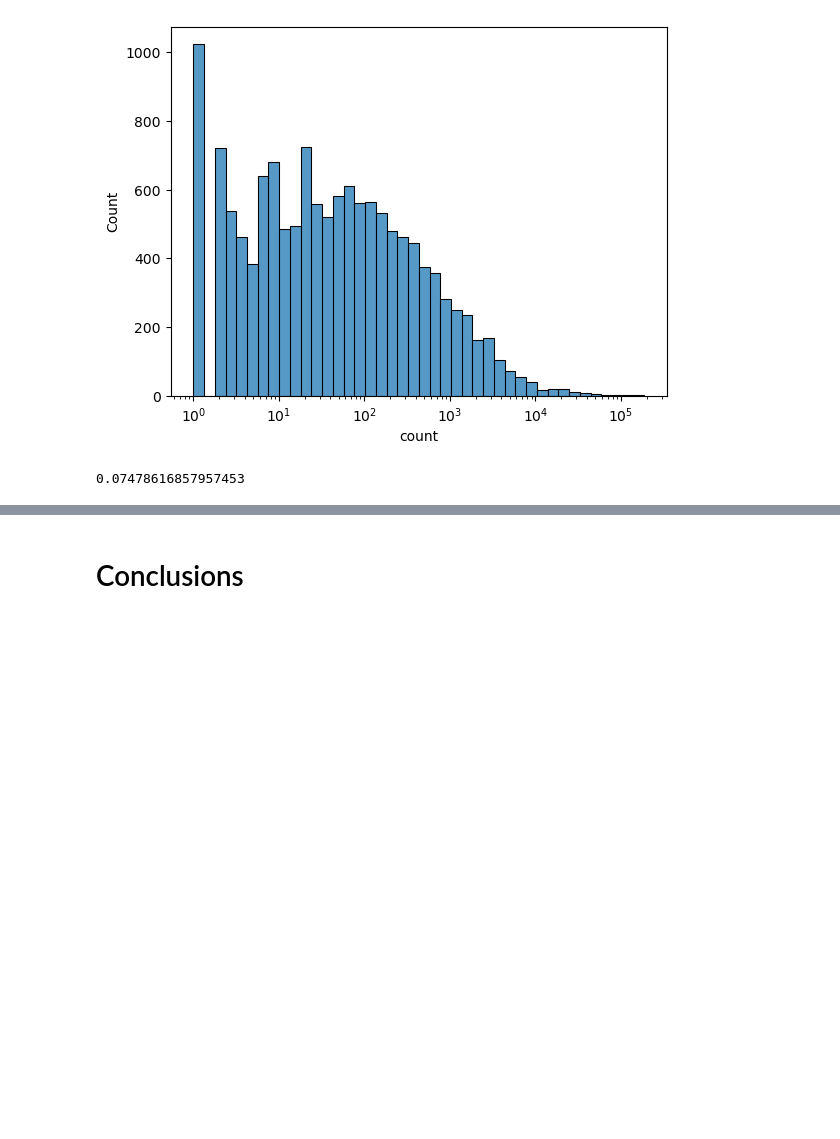
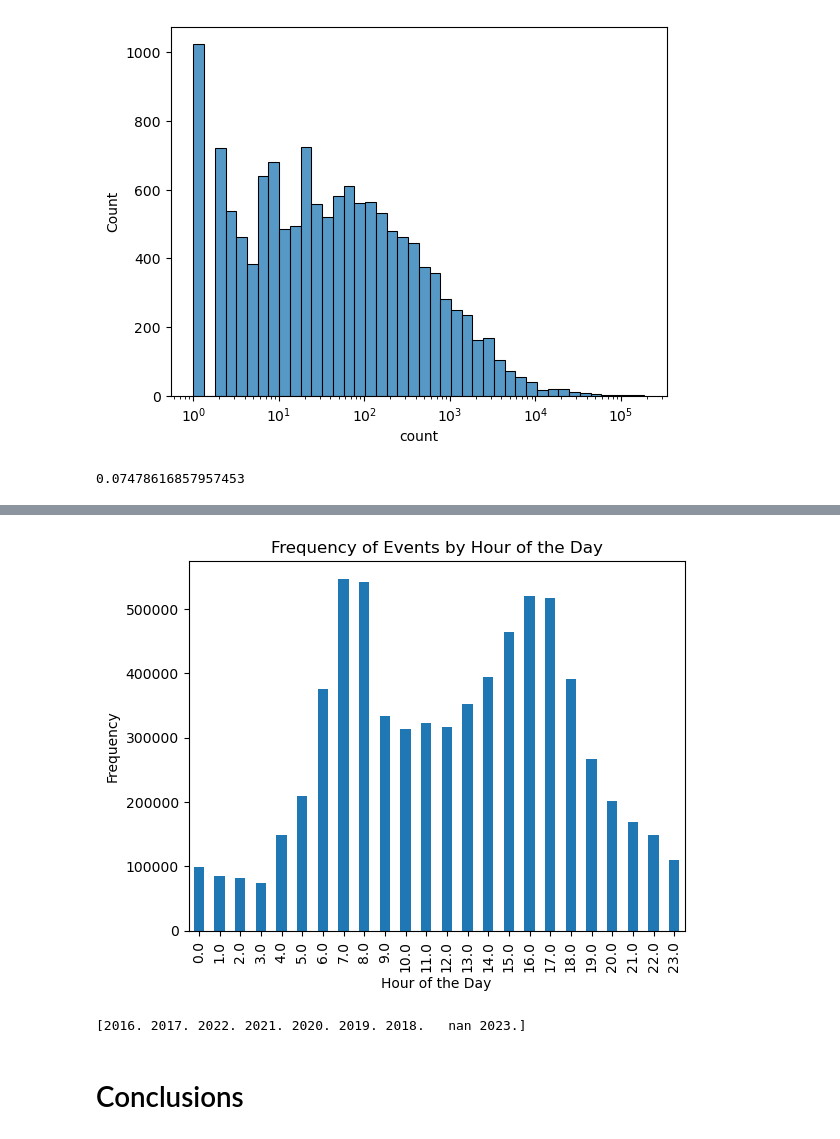
Before and after one commit to DJier/project123, a Jupyter notebook: Untitled.ipynb, the cells around one changed output, grey strips where cells are left out. Drawn from its saved outputs; the diff is of its cells as text; code cells hidden in the pictures; blank space fills up the shorter version.

```diff
--- a/Untitled.ipynb
+++ b/Untitled.ipynb
@@ -151,4 +151,4 @@ len(only_single_accident)/len(cities)
 # %% [output]
 0.07478616857957453
 # %%
-df['Start_Time'] = pd.to_datetime(df["Start_Time"].dt.strftime('%Y-%m'))
+print(df['Start_Time'])
@@ -158,0 +172,2 @@ NaT
+# %%
+df['Start_Time'] = pd.to_datetime(df['Start_Time'], errors='coerce')
@@ -158,0 +178,3 @@ NaT
+# %%
+df['Time'] = df['Start_Time'].dt.time
+print(df['Time'])
@@ -158,0 +194,13 @@ NaT
+# %%
+df['Hour'] = df['Start_Time'].dt.hour
+
+hour_counts = df['Hour'].value_counts().sort_index()
+
+hour_counts.plot(kind='bar')
+
+plt.xlabel('Hour of the Day')
+plt.ylabel('Frequency')
+plt.title('Frequency of Events by Hour of the Day')
+plt.show()
+# %% [output]
+[figure, added]
@@ -159,2 +211,7 @@ NaT
+# %%
+year=df.Year.unique()
+print(year)
+# %% [output]
+[2016. 2017. 2022. 2021. 2020. 2019. 2018.   nan 2023.]
 # %% [markdown]
 # Conclusions
```
Also changed, not shown: parts of 5 cells of this notebook.
